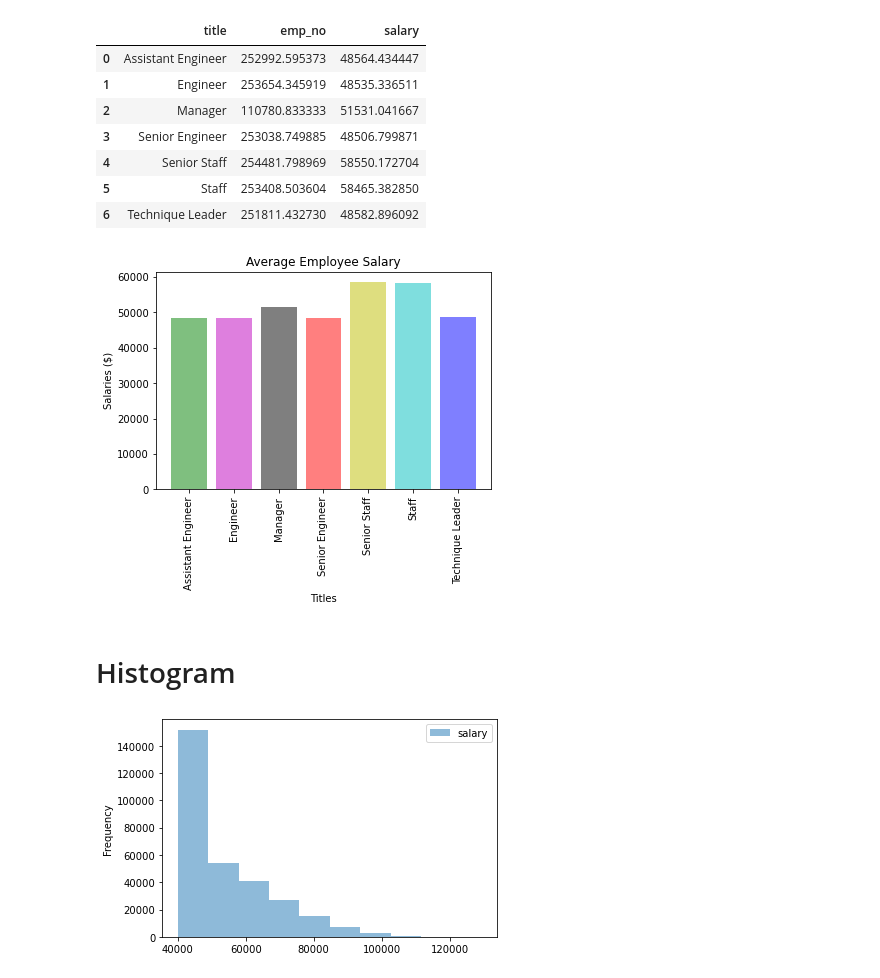
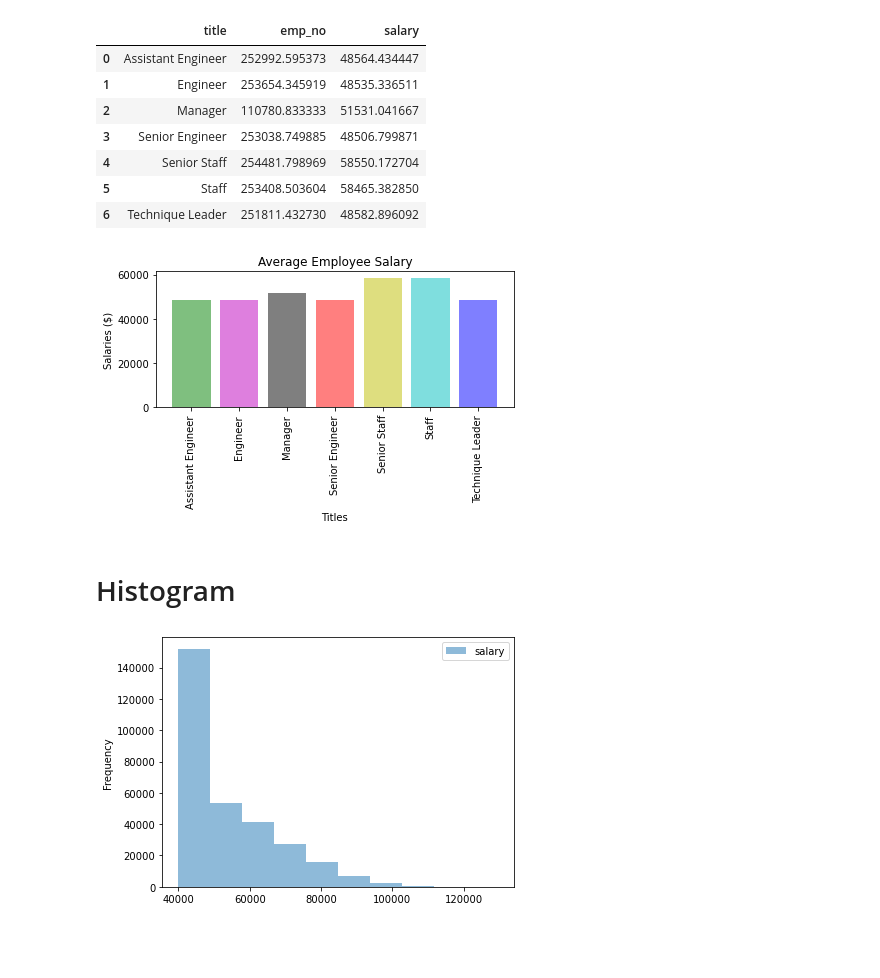
Before and after one commit to llhabers/sql-challenge, a Jupyter notebook: postgress_sql_graphs.ipynb, the cells around one changed output. Cells and saved outputs as stored; diff of their text form; code cells hidden in the pictures; blank space fills up the shorter version.

Commit message:
tigthen graphs

```diff
--- a/postgress_sql_graphs.ipynb
+++ b/postgress_sql_graphs.ipynb
@@ -144,27 +144,28 @@ ave_sal_by_titles
 # %%
 # Set x_axis, y_axis & Tick Locations
 x_axis = ave_sal_by_titles["title"]
 ticks = np.arange(len(x_axis))
 y_axis = ave_sal_by_titles["salary"]
 
 # Create Bar Chart Based on Above Data
 plt.bar(x_axis, y_axis, align="center", alpha=0.5, color=["g", "m", "k", "r", "y", "c", "b"])
 
 # Create Ticks for Bar Chart's x_axis
 plt.xticks(ticks, x_axis, rotation="vertical")
 
 # Set Labels & Title
 plt.ylabel("Salaries ($)")
 plt.xlabel("Titles")
 plt.title("Average Employee Salary")
 
 # Save Figure
 plt.savefig("./EmployeeSQL/average_salary_by_titles.png")
+plt.tight_layout()
 
 # Show plot
 plt.show()
 # %% [output]
-[figure, old version]
+[figure, new version]
 # %% [markdown]
 # Histogram
 # %%
@@ -174,8 +175,9 @@ ax = df.plot.hist(bins=10, alpha=0.5)
 
 # Save Figure
 plt.savefig("./EmployeeSQL/most_common_salary_ranges_for_employees.png")
+plt.tight_layout()
 
 # Show plot
 plt.show()
 # %% [output]
-[figure, old version]
+[figure, new version]
```
Also changed, not shown: 1 other file.
